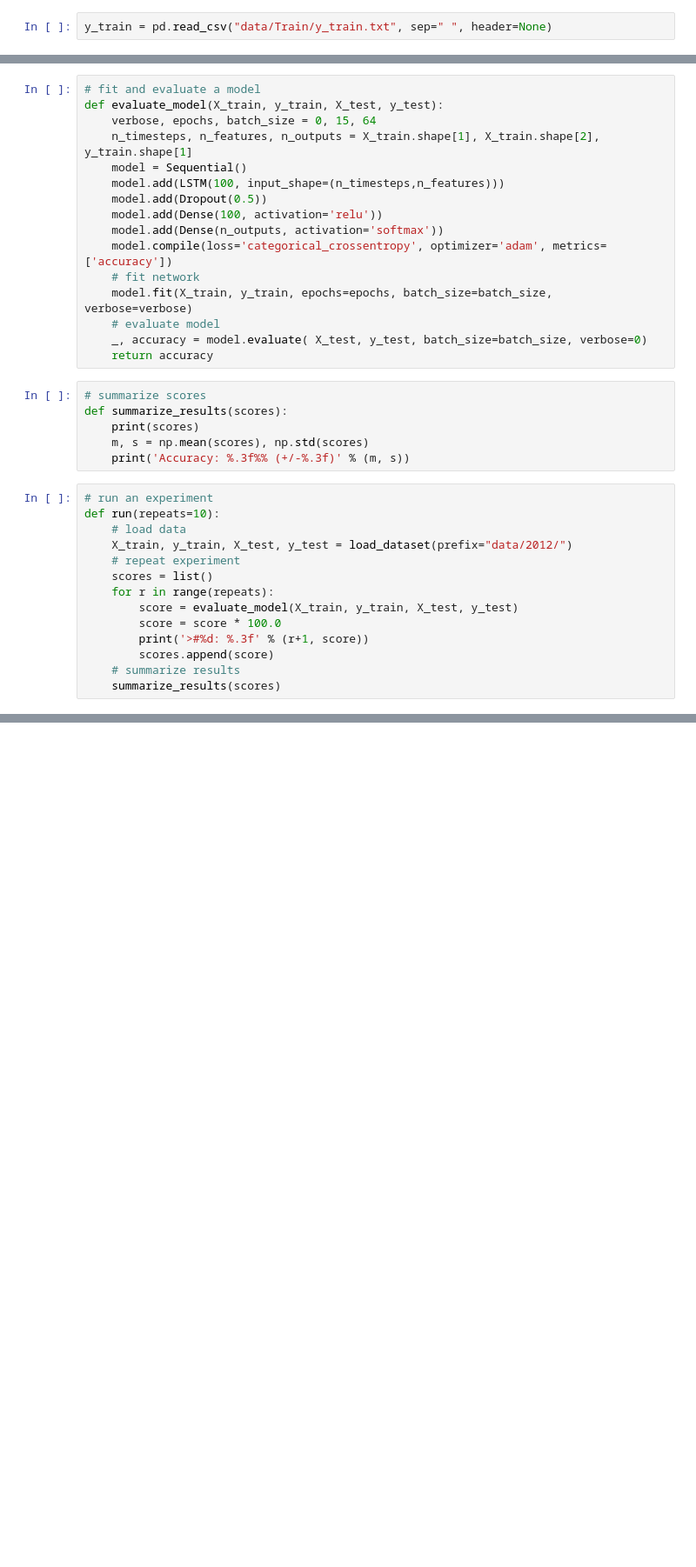
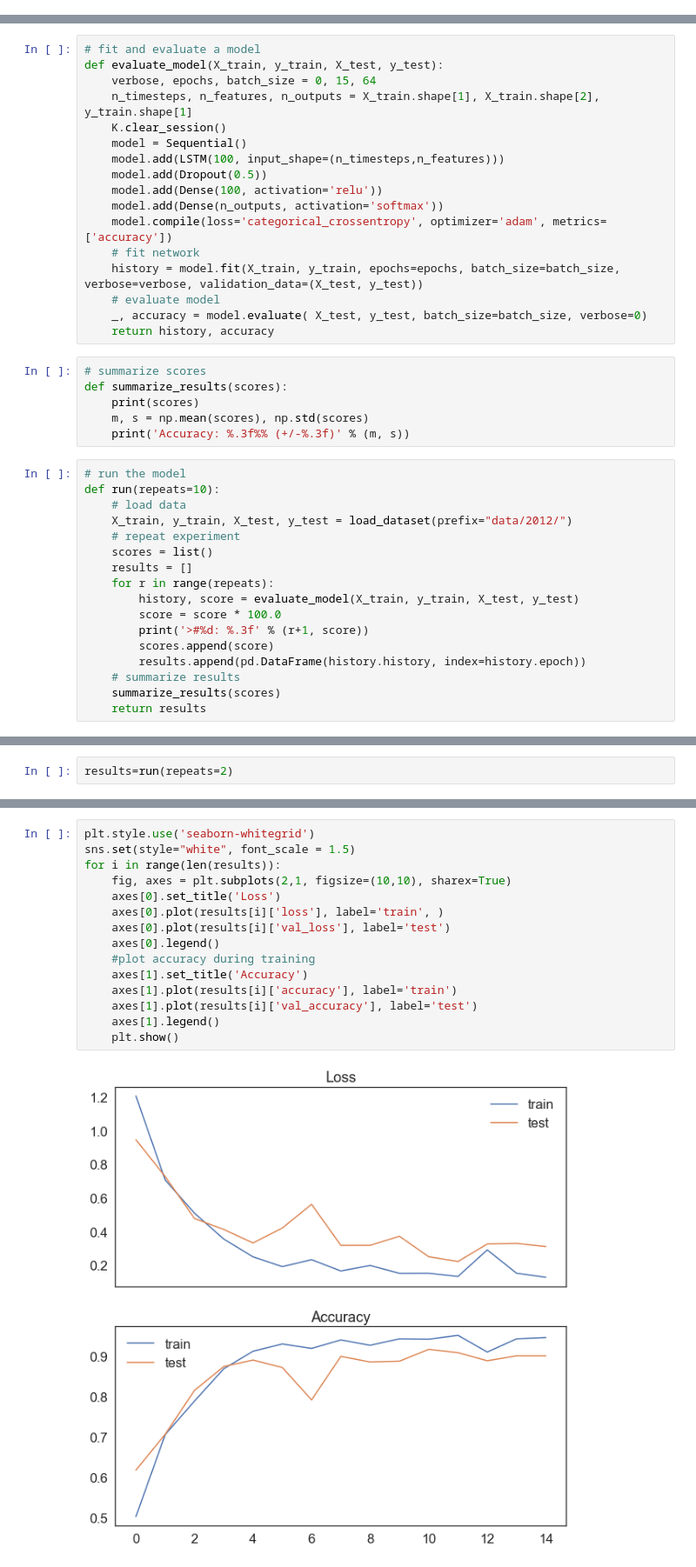
Before and after one commit to nclee17/Human-Activity-Recognition, a Jupyter notebook: main.ipynb, the cells around one changed output, grey strips where cells are left out. Shown: that part at 87% size. Drawn from its saved outputs; the diff is of its cells as text; blank space fills up the shorter version.

Commit message:
EDA + Model

```diff
--- a/main.ipynb
+++ b/main.ipynb
@@ -25,2 +23,0 @@ X_train.describe()
-# %%
-y_train = pd.read_csv("data/Train/y_train.txt", sep=" ", header=None)
@@ -90,6 +84,7 @@ def load_dataset(prefix=''):
 def evaluate_model(X_train, y_train, X_test, y_test):
     verbose, epochs, batch_size = 0, 15, 64
     n_timesteps, n_features, n_outputs = X_train.shape[1], X_train.shape[2], y_train.shape[1]
+    K.clear_session()
     model = Sequential()
     model.add(LSTM(100, input_shape=(n_timesteps,n_features)))
     model.add(Dropout(0.5))
@@ -97,10 +92,10 @@ def evaluate_model(X_train, y_train, X_test, y_test):
     model.add(Dense(n_outputs, activation='softmax'))
     model.compile(loss='categorical_crossentropy', optimizer='adam', metrics=['accuracy'])
     # fit network
-    model.fit(X_train, y_train, epochs=epochs, batch_size=batch_size, verbose=verbose)
+    history = model.fit(X_train, y_train, epochs=epochs, batch_size=batch_size, verbose=verbose, validation_data=(X_test, y_test))
     # evaluate model
     _, accuracy = model.evaluate( X_test, y_test, batch_size=batch_size, verbose=0)
-    return accuracy
+    return history, accuracy
 # %%
 # summarize scores
 def summarize_results(scores):
@@ -108,16 +103,19 @@ def summarize_results(scores):
     m, s = np.mean(scores), np.std(scores)
     print('Accuracy: %.3f%% (+/-%.3f)' % (m, s))
 # %%
-# run an experiment
+# run the model
 def run(repeats=10):
     # load data
     X_train, y_train, X_test, y_test = load_dataset(prefix="data/2012/")
     # repeat experiment
     scores = list()
+    results = []
     for r in range(repeats):
-        score = evaluate_model(X_train, y_train, X_test, y_test)
+        history, score = evaluate_model(X_train, y_train, X_test, y_test)
         score = score * 100.0
         print('>#%d: %.3f' % (r+1, score))
         scores.append(score)
+        results.append(pd.DataFrame(history.history, index=history.epoch))
     # summarize results
     summarize_results(scores)
+    return results
@@ -141,0 +122,2 @@ Accuracy: 90.889% (+/-0.422)
+# %%
+results=run(repeats=2)
@@ -141,0 +132,17 @@ Accuracy: 90.889% (+/-0.422)
+# %%
+plt.style.use('seaborn-whitegrid')
+sns.set(style="white", font_scale = 1.5)
+for i in range(len(results)):
+    fig, axes = plt.subplots(2,1, figsize=(10,10), sharex=True)
+    axes[0].set_title('Loss')
+    axes[0].plot(results[i]['loss'], label='train', )
+    axes[0].plot(results[i]['val_loss'], label='test')
+    axes[0].legend()
+    #plot accuracy during training
+    axes[1].set_title('Accuracy')
+    axes[1].plot(results[i]['accuracy'], label='train')
+    axes[1].plot(results[i]['val_accuracy'], label='test')
+    axes[1].legend()
+    plt.show()
+# %% [output]
+[figure, added]
```
Also changed, not shown: parts of 42 cells of this notebook.
